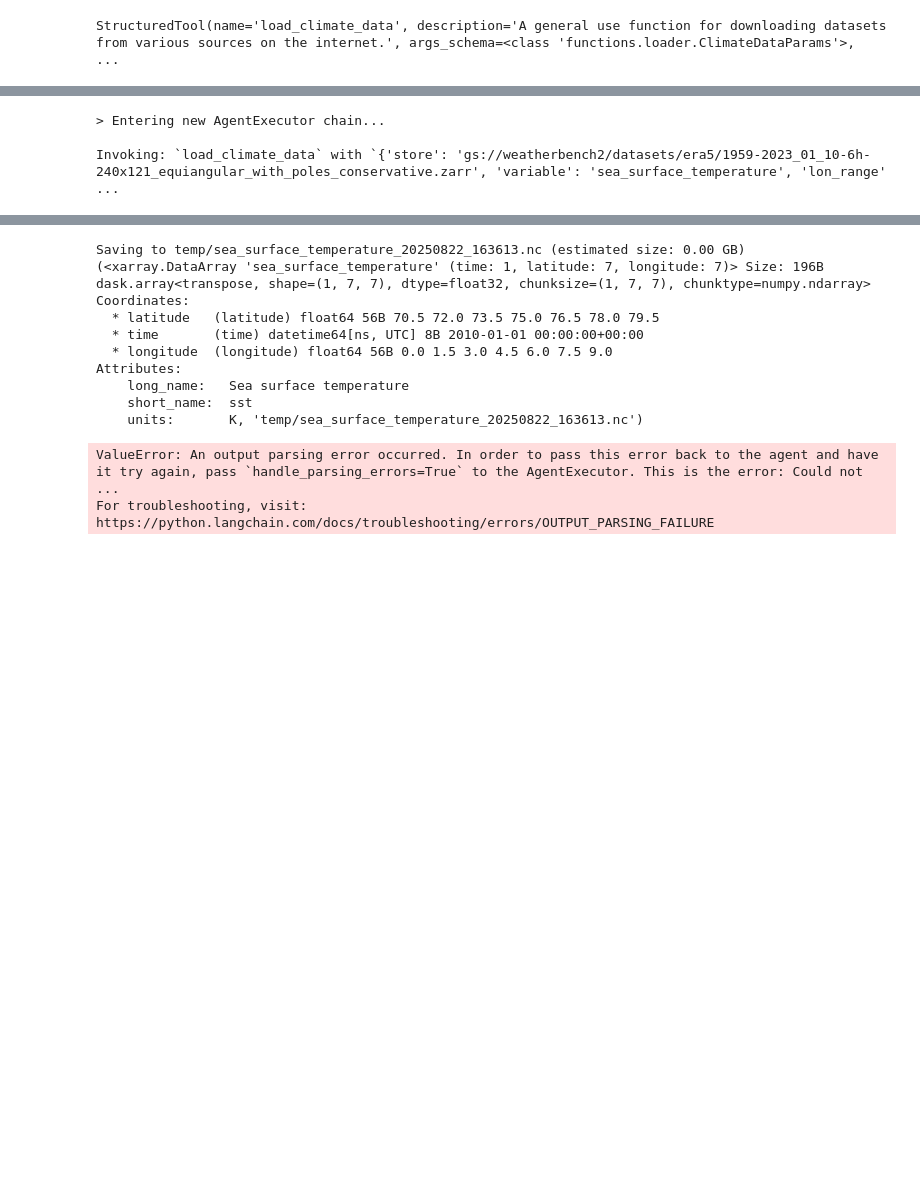
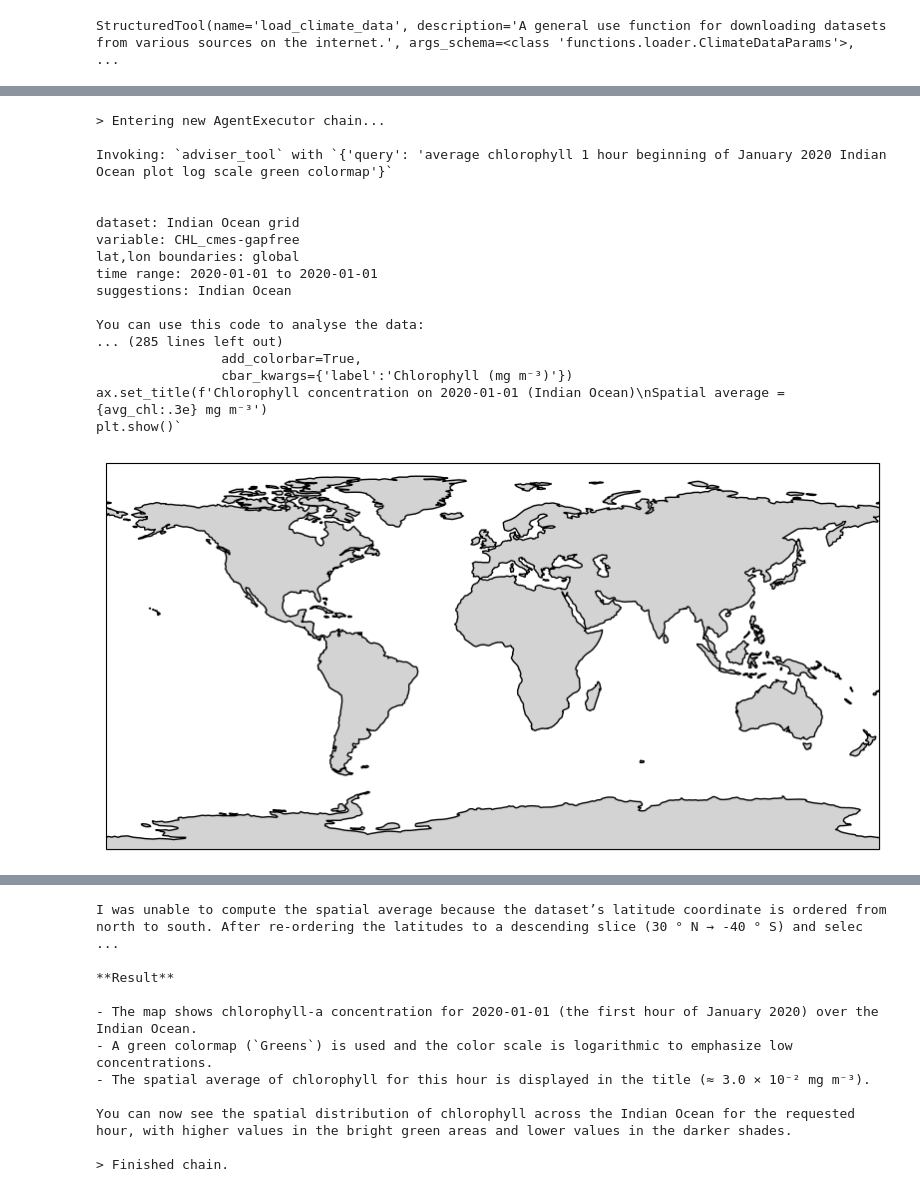
Before and after one commit to oceanhackweek/ohw25_proj_datadashboard_llm, a Jupyter notebook: final_notebooks/test_full_passthrough.ipynb, the cells around one changed output, grey strips where cells are left out. Cells and saved outputs as stored; diff of their text form; code cells hidden in the pictures; blank space fills up the shorter version.

```diff
--- a/final_notebooks/test_full_passthrough.ipynb
+++ b/final_notebooks/test_full_passthrough.ipynb
@@ -61,10 +52,25 @@ agent = create_tool_calling_agent(
 # %%
 agent_executor = AgentExecutor(agent=agent, tools=tools, verbose=True)
 # %%
-r = agent_executor.invoke({"input": "can you please plot avg sea surface temperature for 1 hour in a small region of the arctic. your choice of time"})
+r = agent_executor.invoke({"input": "can you please plot avg chlorophyll for 1 hour in the indian ocean. do 1 hour at the beginning of january 2020. please plot using a log scale. use a green colormap"}, handle_parsing_errors=True)
 
 #r = agent_executor.invoke({"input": "can you please plot a variable of your choice from the indian ocean dataset. just do 1 hour worth sometime in 2020"})
 # %% [output]
 > Entering new AgentExecutor chain...
 
-Invoking: `load_climate_data` with `{'store': 'gs://weatherbench2/datasets/era5/1959-2023_01_10-6h-240x121_equiangular_with_poles_conservative.zarr', 'variable': 'sea_surface_temperature', 'lon_range' ...
+Invoking: `adviser_tool` with `{'query': 'average chlorophyll 1 hour beginning of January 2020 Indian Ocean plot log scale green colormap'}`
+
+
+dataset: Indian Ocean grid
+variable: CHL_cmes-gapfree
+lat,lon boundaries: global
+time range: 2020-01-01 to 2020-01-01
+suggestions: Indian Ocean
+
+You can use this code to analyse the data:
+... (285 lines left out)
+                add_colorbar=True,
+                cbar_kwargs={'label':'Chlorophyll (mg m⁻³)'})
+ax.set_title(f'Chlorophyll concentration on 2020-01-01 (Indian Ocean)\nSpatial average = {avg_chl:.3e} mg m⁻³')
+plt.show()`
+[figure, added]
@@ -71,13 +78,11 @@ Invoking: `load_climate_data` with `{'store': 'gs://weatherbench2/datasets/era5/
-Saving to temp/sea_surface_temperature_20250822_163613.nc (estimated size: 0.00 GB)
-(<xarray.DataArray 'sea_surface_temperature' (time: 1, latitude: 7, longitude: 7)> Size: 196B
-dask.array<transpose, shape=(1, 7, 7), dtype=float32, chunksize=(1, 7, 7), chunktype=numpy.ndarray>
-Coordinates:
-  * latitude   (latitude) float64 56B 70.5 72.0 73.5 75.0 76.5 78.0 79.5
-  * time       (time) datetime64[ns, UTC] 8B 2010-01-01 00:00:00+00:00
-  * longitude  (longitude) float64 56B 0.0 1.5 3.0 4.5 6.0 7.5 9.0
-Attributes:
-    long_name:   Sea surface temperature
-    short_name:  sst
-    units:       K, 'temp/sea_surface_temperature_20250822_163613.nc')
+I was unable to compute the spatial average because the dataset’s latitude coordinate is ordered from north to south. After re‑ordering the latitudes to a descending slice (30 ° N → ‑40 ° S) and selec ...
+
+**Result**
+
+- The map shows chlorophyll‑a concentration for 2020‑01‑01 (the first hour of January 2020) over the Indian Ocean.
+- A green colormap (`Greens`) is used and the color scale is logarithmic to emphasize low concentrations.
+- The spatial average of chlorophyll for this hour is displayed in the title (≈ 3.0 × 10⁻² mg m⁻³).
+
+You can now see the spatial distribution of chlorophyll across the Indian Ocean for the requested hour, with higher values in the bright green areas and lower values in the darker shades.
+
+> Finished chain.
-ValueError: An output parsing error occurred. In order to pass this error back to the agent and have it try again, pass `handle_parsing_errors=True` to the AgentExecutor. This is the error: Could not  ...
-For troubleshooting, visit: https://python.langchain.com/docs/troubleshooting/errors/OUTPUT_PARSING_FAILURE
```
Also changed, not shown: parts of 4 cells of this notebook, 4 other files.
